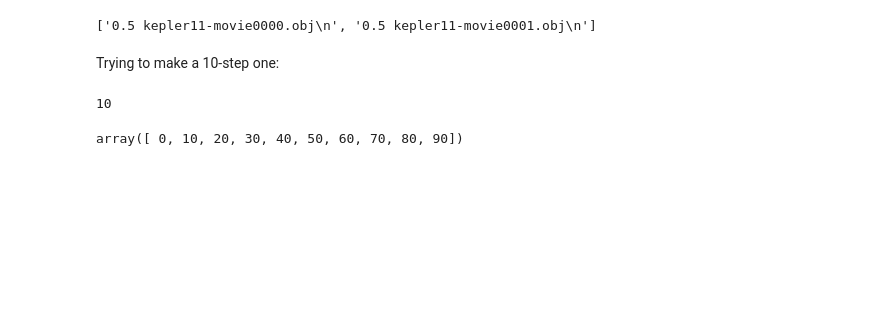
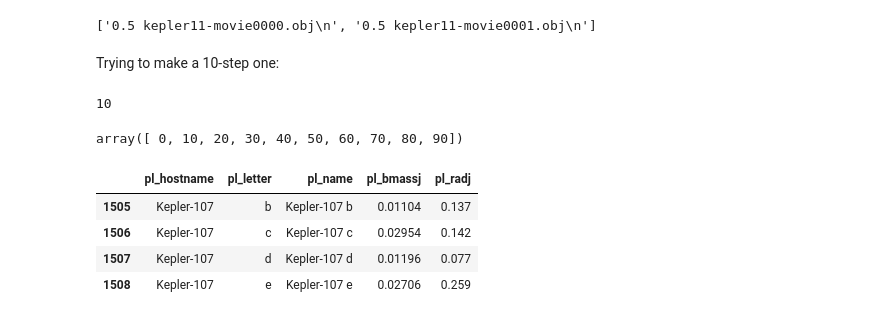
Before and after one commit to jnaiman/csci-p-14110_su2020, a Jupyter notebook: lesson10/inClass_lesson10_finalClass.ipynb, the cells around one changed output. Drawn from its saved outputs; the diff is of its cells as text; code cells hidden in the pictures; blank space fills up the shorter version.

```diff
--- a/lesson10/inClass_lesson10_finalClass.ipynb
+++ b/lesson10/inClass_lesson10_finalClass.ipynb
@@ -401,3 +401,13 @@ for tobj in time_list: # looping over our saved information
 
 # close file
 ftime.close()
+# %%
+planets.loc[planets['pl_hostname'] == 'Kepler-107',
+            ['pl_hostname', 'pl_letter', 'pl_name', 'pl_bmassj', 'pl_radj']]
+# Kepler 107
+# %% [output]
+|  | pl_hostname | pl_letter | pl_name | pl_bmassj | pl_radj |
+| 1505 | Kepler-107 | b | Kepler-107 b | 0.01104 | 0.137 |
+| 1506 | Kepler-107 | c | Kepler-107 c | 0.02954 | 0.142 |
+| 1507 | Kepler-107 | d | Kepler-107 d | 0.01196 | 0.077 |
+| 1508 | Kepler-107 | e | Kepler-107 e | 0.02706 | 0.259 |
```
Also changed, not shown: parts of 5 cells of this notebook, 14 other files.
